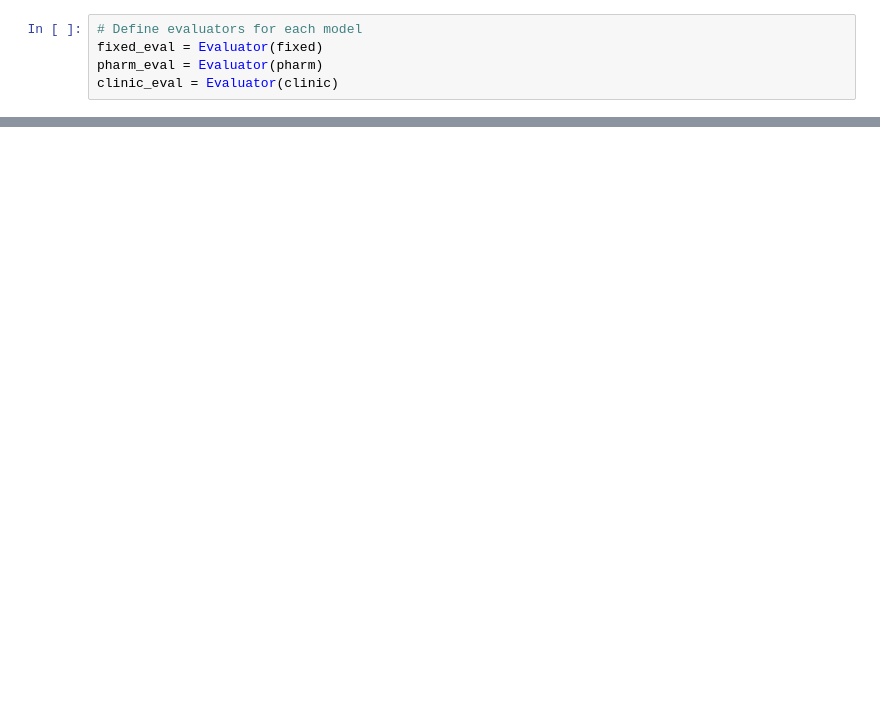
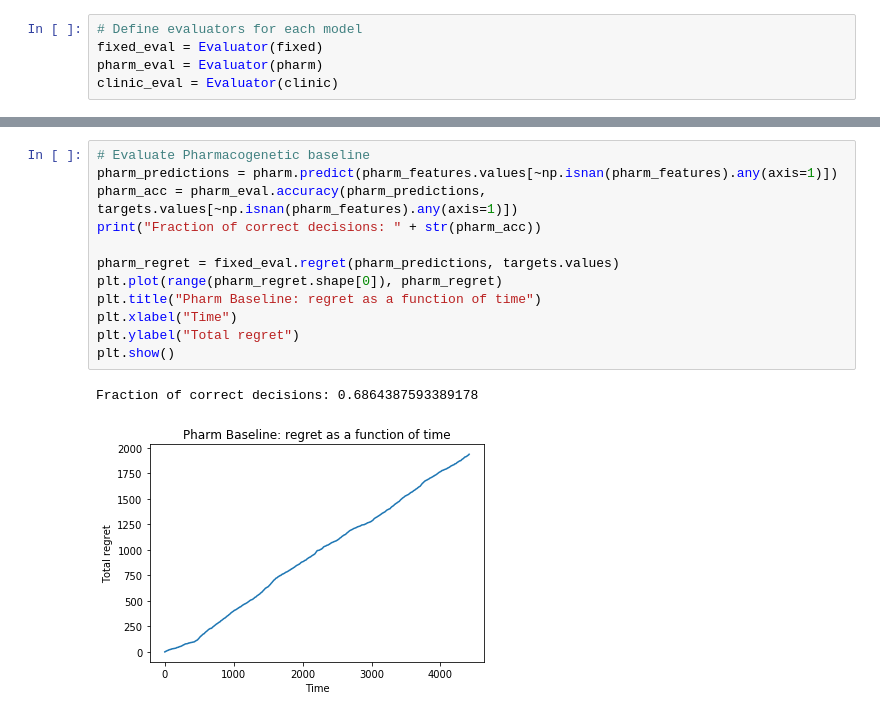
Before and after one commit to mrlsdvd/warfarin-dose-estimation, a Jupyter notebook: notebooks/baseline_comparison.ipynb, the cells around one changed output, grey strips where cells are left out. Cells and saved outputs as stored; diff of their text form; blank space fills up the shorter version.

```diff
--- a/notebooks/baseline_comparison.ipynb
+++ b/notebooks/baseline_comparison.ipynb
@@ -113,0 +56,15 @@ ValueError: Classification metrics can't handle a mix of multiclass and continuo
+# %%
+# Evaluate Pharmacogenetic baseline
+pharm_predictions = pharm.predict(pharm_features.values[~np.isnan(pharm_features).any(axis=1)])
+pharm_acc = pharm_eval.accuracy(pharm_predictions, targets.values[~np.isnan(pharm_features).any(axis=1)])
+print("Fraction of correct decisions: " + str(pharm_acc))
+
+pharm_regret = fixed_eval.regret(pharm_predictions, targets.values)
+plt.plot(range(pharm_regret.shape[0]), pharm_regret)
+plt.title("Pharm Baseline: regret as a function of time")
+plt.xlabel("Time")
+plt.ylabel("Total regret")
+plt.show()
+# %% [output]
+Fraction of correct decisions: 0.6864387593389178
+[figure, added]
```
Also changed, not shown: parts of 9 cells of this notebook, 5 other files.
